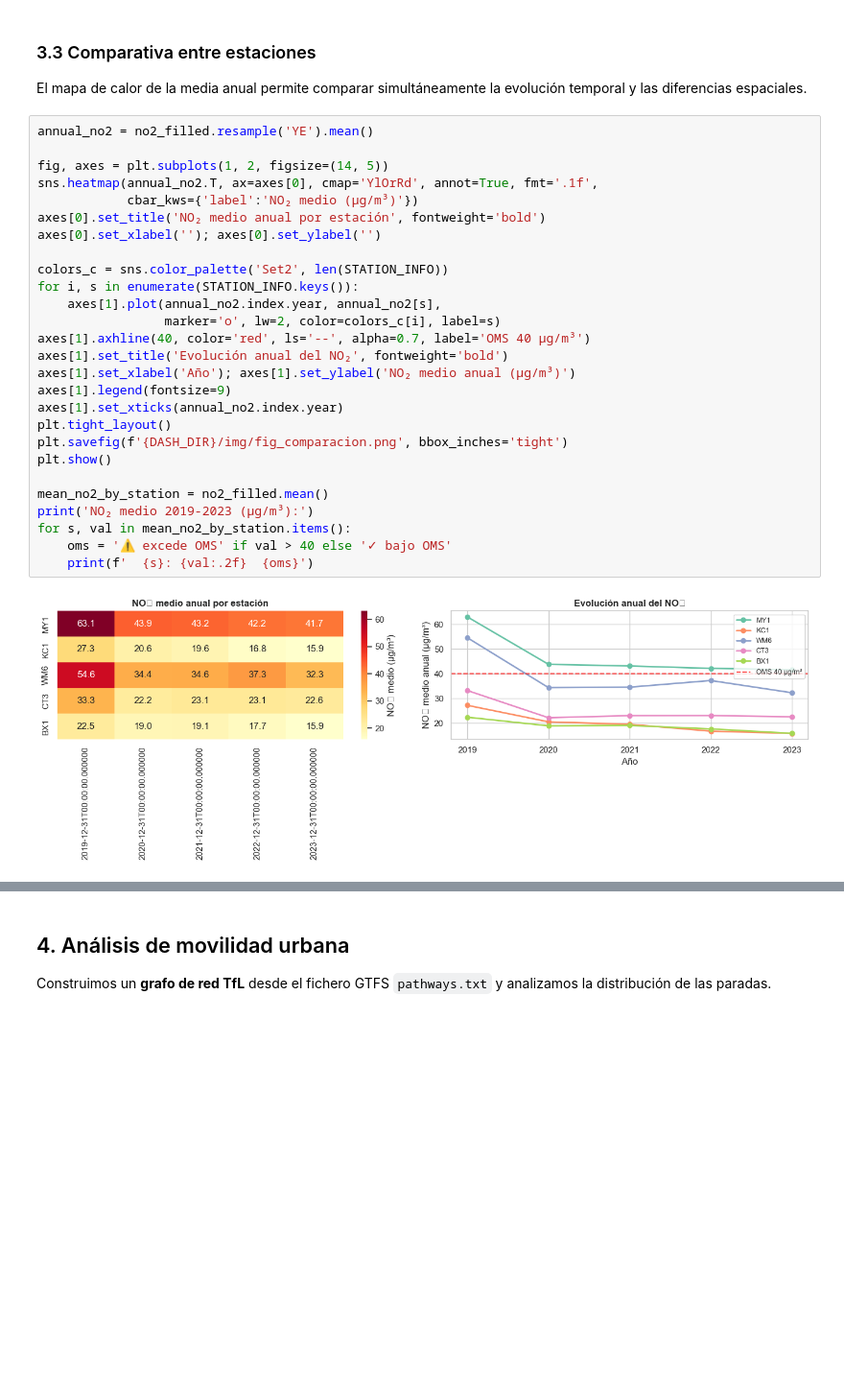
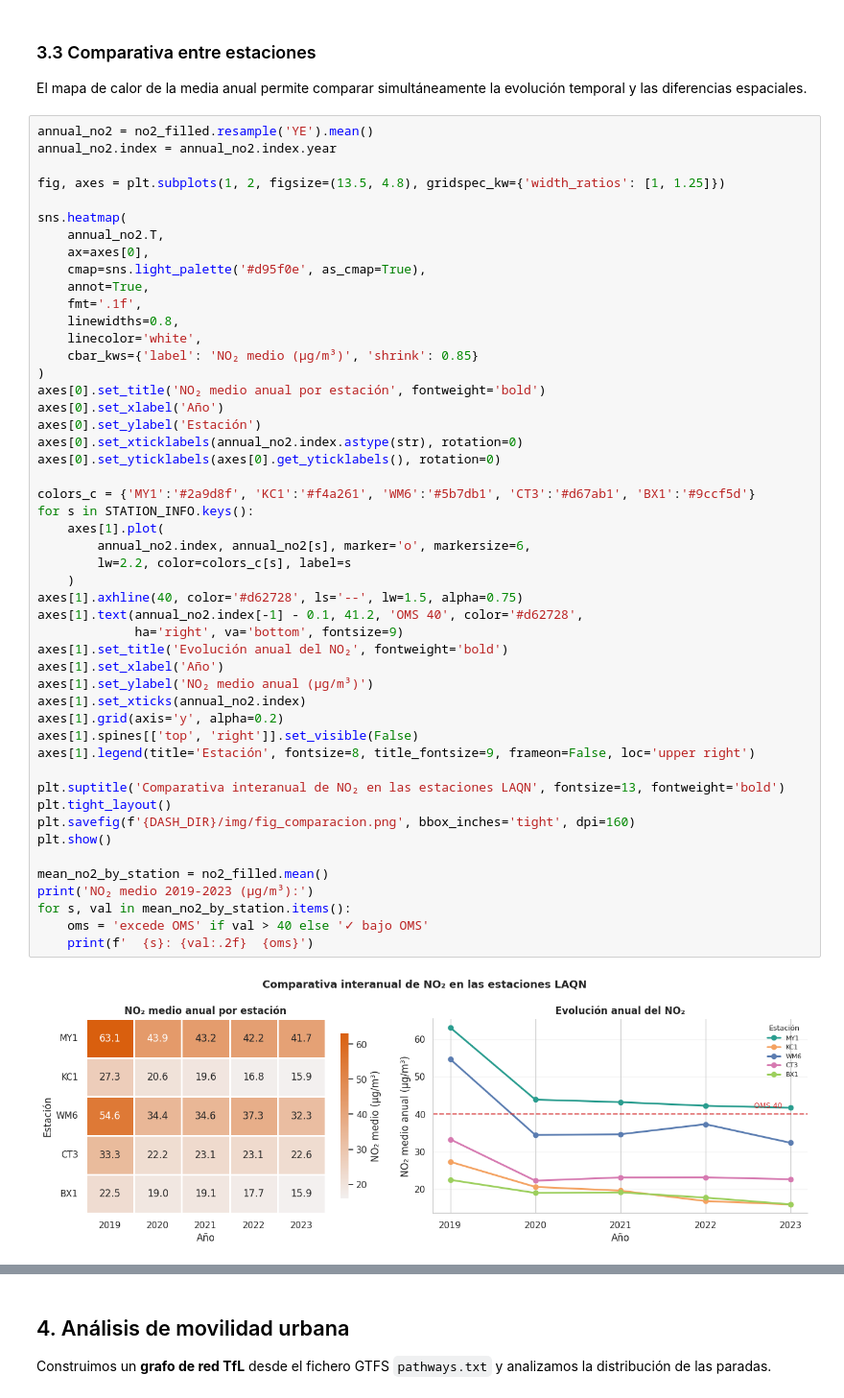
Before and after one commit to Carlossanarr/Trabajo-final-Ciudades-inteligentes, a Jupyter notebook: Ciudades-TrabajoFinal.ipynb, the cells around one changed output, grey strips where cells are left out. Shown at 96% size. Saved outputs shown, nothing was run; the diff lists cells and outputs as text; blank space fills up the shorter version.

```diff
--- a/Ciudades-TrabajoFinal.ipynb
+++ b/Ciudades-TrabajoFinal.ipynb
@@ -514,31 +571,53 @@ plt.show()
 El mapa de calor de la media anual permite comparar simultáneamente la evolución temporal y las diferencias espaciales.
 # %%
 annual_no2 = no2_filled.resample('YE').mean()
+annual_no2.index = annual_no2.index.year
 
-fig, axes = plt.subplots(1, 2, figsize=(14, 5))
-sns.heatmap(annual_no2.T, ax=axes[0], cmap='YlOrRd', annot=True, fmt='.1f',
-            cbar_kws={'label':'NO₂ medio (μg/m³)'})
+fig, axes = plt.subplots(1, 2, figsize=(13.5, 4.8), gridspec_kw={'width_ratios': [1, 1.25]})
+
+sns.heatmap(
+    annual_no2.T,
+    ax=axes[0],
+    cmap=sns.light_palette('#d95f0e', as_cmap=True),
+    annot=True,
+    fmt='.1f',
+    linewidths=0.8,
+    linecolor='white',
+    cbar_kws={'label': 'NO₂ medio (μg/m³)', 'shrink': 0.85}
+)
 axes[0].set_title('NO₂ medio anual por estación', fontweight='bold')
-axes[0].set_xlabel(''); axes[0].set_ylabel('')
+axes[0].set_xlabel('Año')
+axes[0].set_ylabel('Estación')
+axes[0].set_xticklabels(annual_no2.index.astype(str), rotation=0)
+axes[0].set_yticklabels(axes[0].get_yticklabels(), rotation=0)
 
-colors_c = sns.color_palette('Set2', len(STATION_INFO))
-for i, s in enumerate(STATION_INFO.keys()):
-    axes[1].plot(annual_no2.index.year, annual_no2[s],
-                 marker='o', lw=2, color=colors_c[i], label=s)
-axes[1].axhline(40, color='red', ls='--', alpha=0.7, label='OMS 40 μg/m³')
+colors_c = {'MY1':'#2a9d8f', 'KC1':'#f4a261', 'WM6':'#5b7db1', 'CT3':'#d67ab1', 'BX1':'#9ccf5d'}
+for s in STATION_INFO.keys():
+    axes[1].plot(
+        annual_no2.index, annual_no2[s], marker='o', markersize=6,
+        lw=2.2, color=colors_c[s], label=s
+    )
+axes[1].axhline(40, color='#d62728', ls='--', lw=1.5, alpha=0.75)
+axes[1].text(annual_no2.index[-1] - 0.1, 41.2, 'OMS 40', color='#d62728',
+             ha='right', va='bottom', fontsize=9)
 axes[1].set_title('Evolución anual del NO₂', fontweight='bold')
-axes[1].set_xlabel('Año'); axes[1].set_ylabel('NO₂ medio anual (μg/m³)')
-axes[1].legend(fontsize=9)
-axes[1].set_xticks(annual_no2.index.year)
+axes[1].set_xlabel('Año')
+axes[1].set_ylabel('NO₂ medio anual (μg/m³)')
+axes[1].set_xticks(annual_no2.index)
+axes[1].grid(axis='y', alpha=0.2)
+axes[1].spines[['top', 'right']].set_visible(False)
+axes[1].legend(title='Estación', fontsize=8, title_fontsize=9, frameon=False, loc='upper right')
+
+plt.suptitle('Comparativa interanual de NO₂ en las estaciones LAQN', fontsize=13, fontweight='bold')
 plt.tight_layout()
-plt.savefig(f'{DASH_DIR}/img/fig_comparacion.png', bbox_inches='tight')
+plt.savefig(f'{DASH_DIR}/img/fig_comparacion.png', bbox_inches='tight', dpi=160)
 plt.show()
 
 mean_no2_by_station = no2_filled.mean()
 print('NO₂ medio 2019-2023 (μg/m³):')
 for s, val in mean_no2_by_station.items():
-    oms = '⚠ excede OMS' if val > 40 else '✓ bajo OMS'
+    oms = 'excede OMS' if val > 40 else '✓ bajo OMS'
     print(f'  {s}: {val:.2f}  {oms}')
 # %% [output]
-[figure, old version]
+[figure, new version]
 NO₂ medio 2019-2023 (μg/m³):
```
Also changed, not shown: parts of 25 cells of this notebook, 22 other files.
